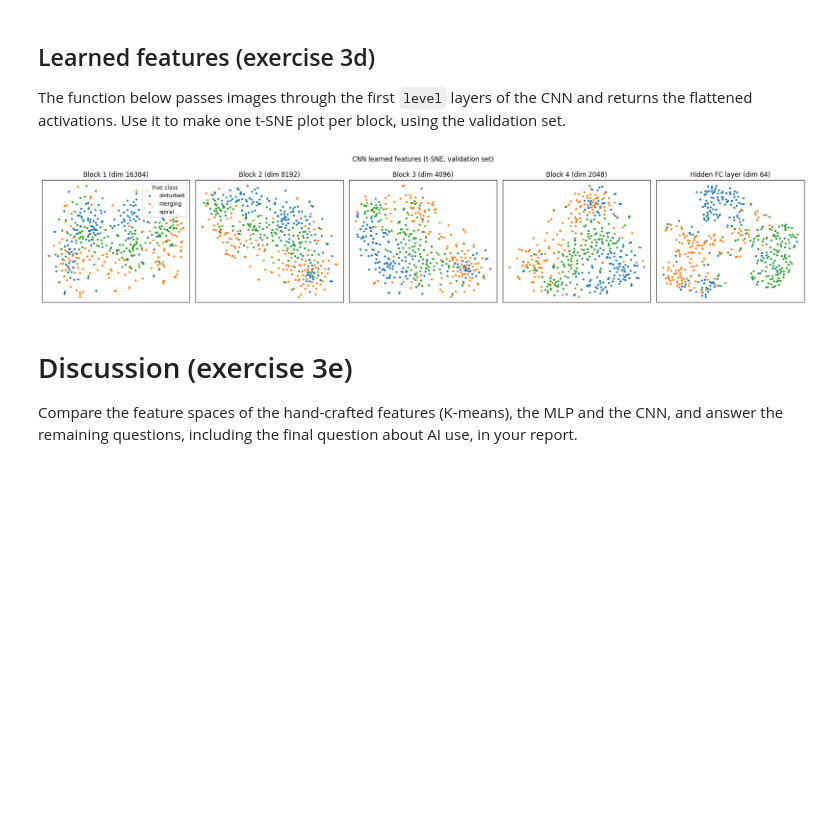
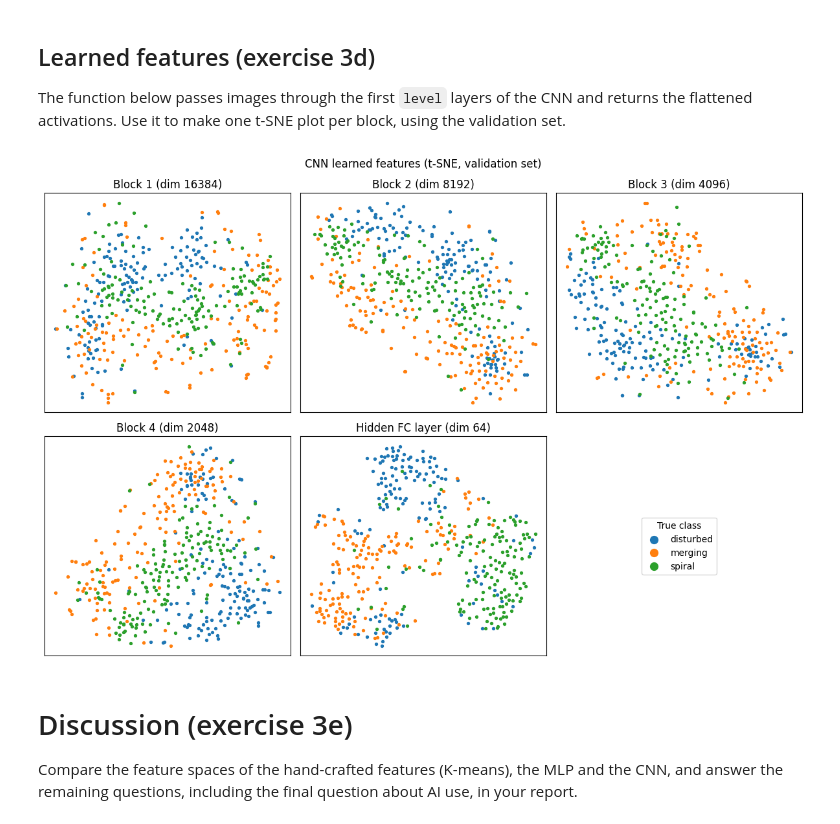
Before and after one commit to luk0-00/MLIP-26, a Jupyter notebook: HW_2/Assignment_2.ipynb, the cells around one changed output. Drawn from its saved outputs; the diff is of its cells as text; code cells hidden in the pictures; blank space fills up the shorter version.

```diff
--- a/HW_2/Assignment_2.ipynb
+++ b/HW_2/Assignment_2.ipynb
@@ -806,39 +822,48 @@ def get_activations(model, loader, level=1):
     assert 1 <= level <= len(layers), f"level must be between 1 and {len(layers)}"
 
     feats, labels_all = [], []
     with torch.no_grad():
         for imgs, labels in loader:
             f = imgs.to(device)
             for layer in layers[:level]:
                 f = layer(f)  # TODO: pass f through the layer
             feats.append(f.flatten(start_dim=1).cpu())   # shape [N, C*H*W]
             labels_all.append(labels.cpu())
 
     feats = torch.cat(feats, dim=0).numpy()
     labels_all = torch.cat(labels_all, dim=0).numpy()
 
     return feats, labels_all
 
 
 # Exercise 3d: one t-SNE plot per block, using the validation set.
 # Output of each convolutional block (after its MaxPool2d): levels 3, 6, 9, 12;
 # hidden fully connected layer (after its ReLU): level 15. Check this with print(cnn)
 # if you changed the architecture.
 levels = {3: 'Block 1', 6: 'Block 2', 9: 'Block 3', 12: 'Block 4', 15: 'Hidden FC layer'}
 
-fig, axes = plt.subplots(1, len(levels), figsize=(4 * len(levels), 4))
+fig, axes = plt.subplots(2, 3, figsize=(12, 8))
+axes = axes.flatten()
+
 for ax, (level, block_name) in zip(axes, levels.items()):
-    cnn_feats, cnn_labels = get_activations(cnn, val_loader , level=level)  # TODO: use get_activations() to get the activations at this level for the validation set
-    cnn_feats_2d = tsne.fit_transform(cnn_feats)  # TODO: compute a 2D embedding of cnn_feats using t-SNE
+    cnn_feats, cnn_labels = get_activations(cnn, val_loader, level=level)
+    cnn_feats_2d = tsne.fit_transform(cnn_feats)
     for i, name in enumerate(train_data.class_names):
         ax.scatter(cnn_feats_2d[cnn_labels == i, 0], cnn_feats_2d[cnn_labels == i, 1], s=8, label=name)
     ax.set_title(f"{block_name} (dim {cnn_feats.shape[1]})")
     ax.set_xticks([]); ax.set_yticks([])
-axes[0].legend(title='True class')
+
+# Use the empty 6th panel for the legend
+handles, labels = axes[0].get_legend_handles_labels()
+axes[5].legend(handles, labels, title='True class', loc='center', markerscale=3)
+axes[5].axis('off')
+
 plt.suptitle("CNN learned features (t-SNE, validation set)")
-plt.tight_layout(); plt.show()
+plt.tight_layout();
+plt.savefig("./data/Vectorised/cnn_learned_features_tsne.pdf",dpi=200)
+plt.show()
 # %% [output]
-[figure, old version]
+[figure, new version]
 # %% [markdown]
 # Discussion (exercise 3e)
 Compare the feature spaces of the hand-crafted features (K-means), the MLP and the CNN, and answer the remaining questions, including the final question about AI use, in your report.
```
Also changed, not shown: parts of 12 cells of this notebook.
